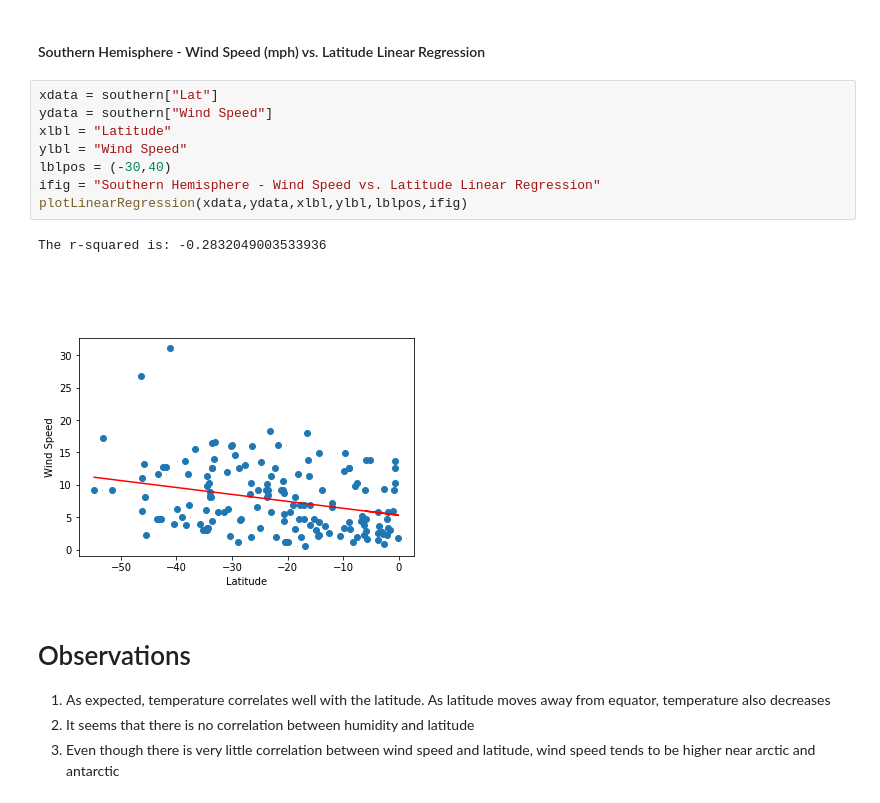
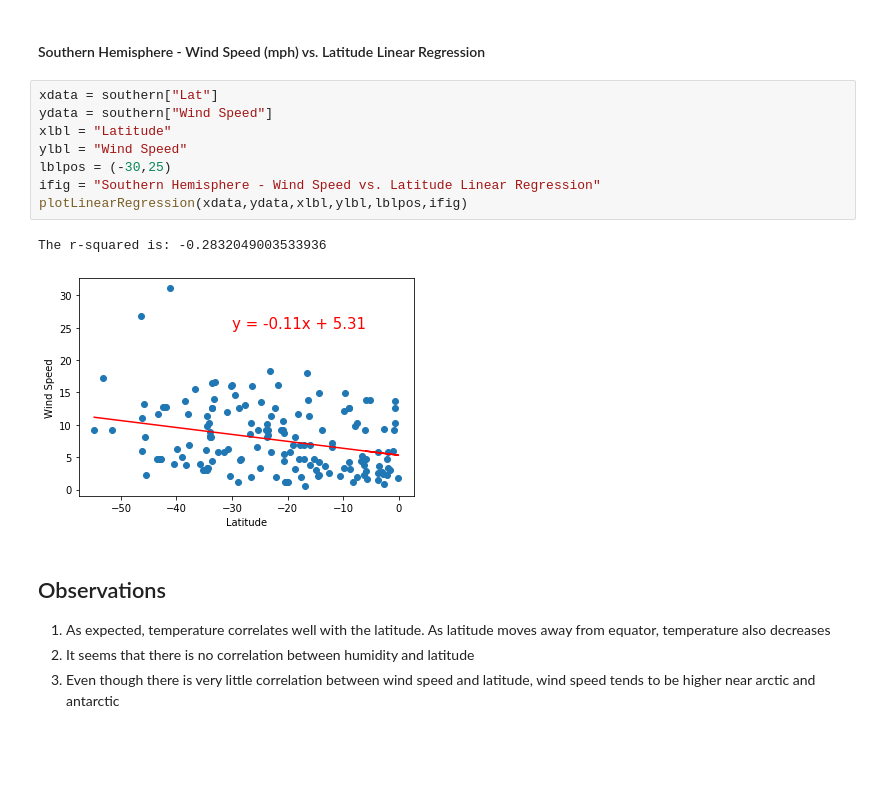
Before and after one commit to teomotun/Vacation-Planner, a Jupyter notebook: WeatherPy/WeatherPy.ipynb, the cells around one changed output. Saved outputs shown, nothing was run; the diff lists cells and outputs as text; blank space fills up the shorter version.

```diff
--- a/WeatherPy/WeatherPy.ipynb
+++ b/WeatherPy/WeatherPy.ipynb
@@ -331,16 +327,16 @@ The r-squared is: 0.18141954114690534
 # %%
 xdata = southern["Lat"]
 ydata = southern["Wind Speed"]
 xlbl = "Latitude"
 ylbl = "Wind Speed"
-lblpos = (-30,40)
+lblpos = (-30,25)
 ifig = "Southern Hemisphere - Wind Speed vs. Latitude Linear Regression"
 plotLinearRegression(xdata,ydata,xlbl,ylbl,lblpos,ifig)
 # %% [output]
 The r-squared is: -0.2832049003533936
-[figure, old version]
+[figure, new version]
 # %% [markdown]
-# Observations
+## Observations
 
 1. As expected, temperature correlates well with the latitude. As latitude moves away from equator, temperature also decreases
 2. It seems that there is no correlation between humidity and latitude
```
Also changed, not shown: parts of 10 cells of this notebook, 7 other files.
